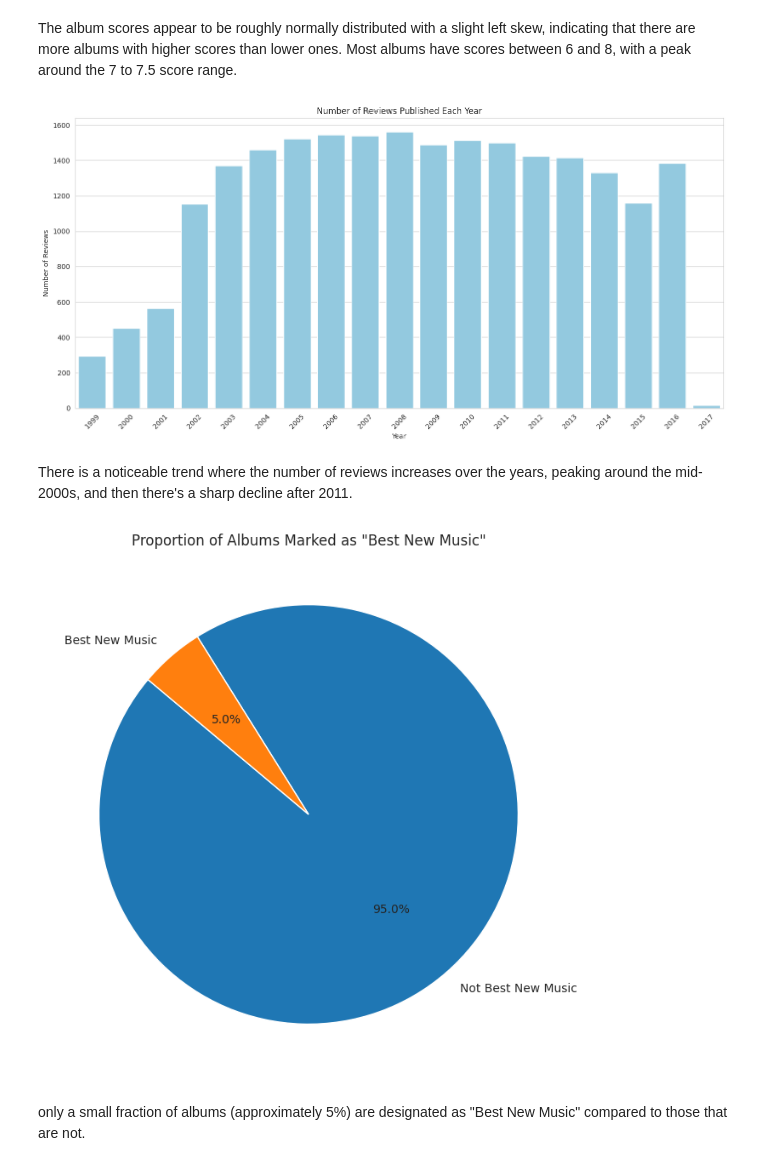
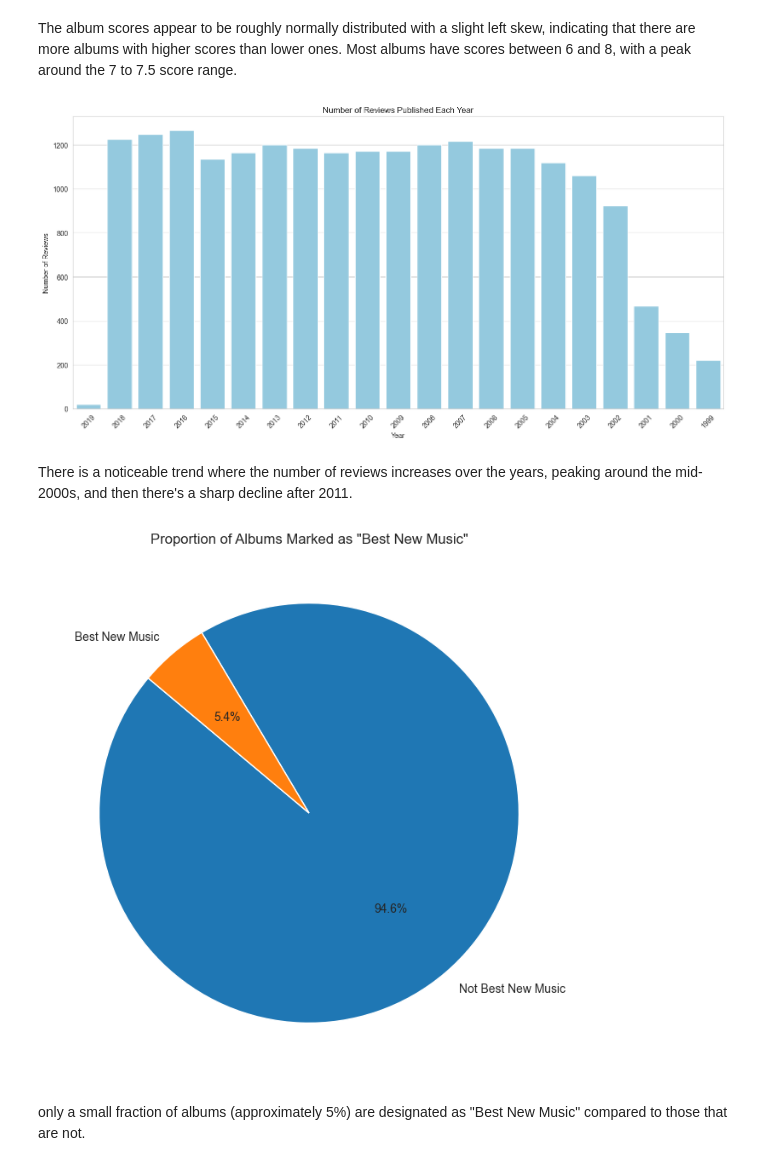
Before and after one commit to Rayma22/PitchForkRecEngine, a Jupyter notebook: FinalProjectPitchForkEDA.ipynb, the cells around one changed output. Cells and saved outputs as stored; diff of their text form; code cells hidden in the pictures.

```diff
--- a/FinalProjectPitchForkEDA.ipynb
+++ b/FinalProjectPitchForkEDA.ipynb
@@ -78,3 +89,8 @@ df_new.head(5)
+# %%
+def date_manipulation(row):
+    return row['date'][len(row['date'])-4:len(row['date'])]
+# %%
+df_new['date'] = df_new.apply(date_manipulation, axis=1)
 # %%
 sns.pairplot(df_new)
 # %% [output]
@@ -108,6 +126,8 @@ dtype: object
 df_new['artist'] = df_new['artist'].astype(str)
 df_new['author'] = df_new['author'].astype(str)
 df_new['genre'] = df_new['genre'].astype(str)
+df_new['label'] = df_new['label'].astype(str)
+#df_new['release_year'] = df_new['release_year'].astype(int)
 # %% [markdown]
 Genre distribution
 # %%
@@ -158,0 +178,3 @@ df_new[df_new['genre'] == 'nan']
+# %%
+condition = df_new['artist'] == 'Various Artists'
+df_new = df_new[~condition]
@@ -205,27 +248,27 @@ plt.show()
 The album scores appear to be roughly normally distributed with a slight left skew, indicating that there are more albums with higher scores than lower ones. Most albums have scores between 6 and 8, with a peak around the 7 to 7.5 score range.
 # %%
 plt.figure(figsize=(14, 7))
-sns.countplot(data=df_new, x='pub_year', color='skyblue')
+sns.countplot(data=df_new, x='date', color='skyblue')
 plt.title('Number of Reviews Published Each Year')
 plt.xlabel('Year')
 plt.ylabel('Number of Reviews')
 plt.xticks(rotation=45)
 plt.tight_layout()
 plt.show()
 # %% [output]
-[figure, old version]
+[figure, new version]
 # %% [markdown]
 There is a noticeable trend where the number of reviews increases over the years, peaking around the mid-2000s, and then there's a sharp decline after 2011.
 # %%
 # Pie chart for the frequency of "Best New Music"
-best_new_music_counts = df_new['best_new_music'].value_counts()
+best_new_music_counts = df_new['bnm'].value_counts()
 
 plt.figure(figsize=(8, 8))
 plt.pie(best_new_music_counts, labels=['Not Best New Music', 'Best New Music'], autopct='%1.1f%%', startangle=140)
 plt.title('Proportion of Albums Marked as "Best New Music"')
 plt.show()
 # %% [output]
-[figure, old version]
+[figure, new version]
 # %% [markdown]
 only a small fraction of albums (approximately 5%) are designated as "Best New Music" compared to those that are not.
 # %%
```
Also changed, not shown: parts of 31 cells of this notebook.
